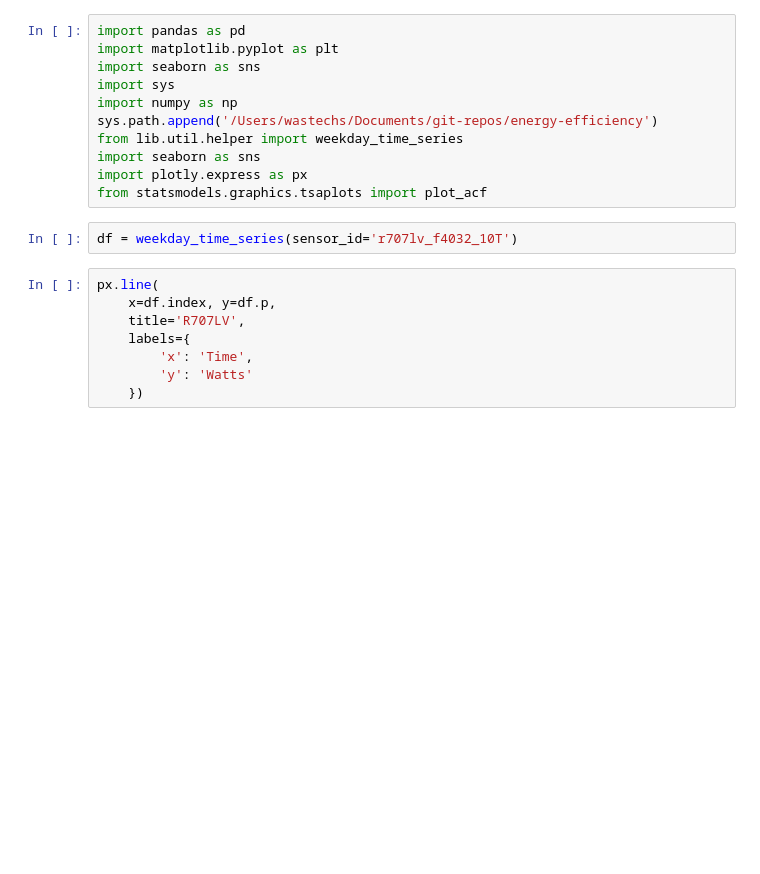
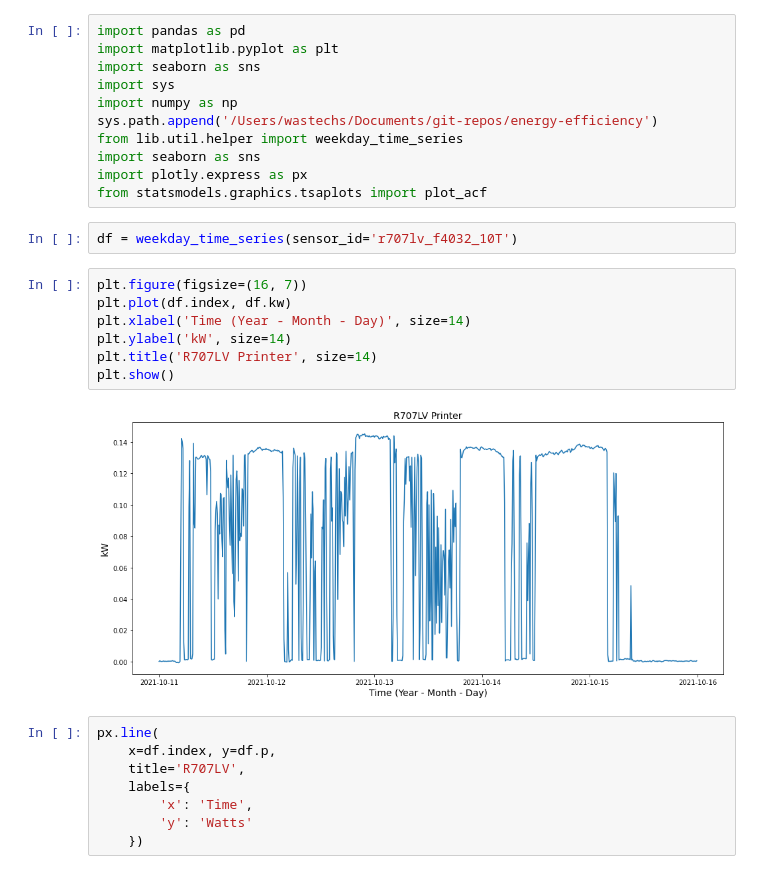
Before and after one commit to GStechschulte/energy-efficiency, a Jupyter notebook: EDA/gassmann_load_profiles/r707lv_f4032.ipynb, the cells around one changed output. Saved outputs shown, nothing was run; the diff lists cells and outputs as text; blank space fills up the shorter version.

Commit message:
re-run notebooks for thesis report images

```diff
--- a/EDA/gassmann_load_profiles/r707lv_f4032.ipynb
+++ b/EDA/gassmann_load_profiles/r707lv_f4032.ipynb
@@ -11,6 +11,15 @@ import plotly.express as px
 from statsmodels.graphics.tsaplots import plot_acf
 # %%
 df = weekday_time_series(sensor_id='r707lv_f4032_10T')
+# %%
+plt.figure(figsize=(16, 7))
+plt.plot(df.index, df.kw)
+plt.xlabel('Time (Year - Month - Day)', size=14)
+plt.ylabel('kW', size=14)
+plt.title('R707LV Printer', size=14)
+plt.show()
+# %% [output]
+[figure, added]
 # %%
 px.line(
     x=df.index, y=df.p,
```
Also changed, not shown: 3 other files.
